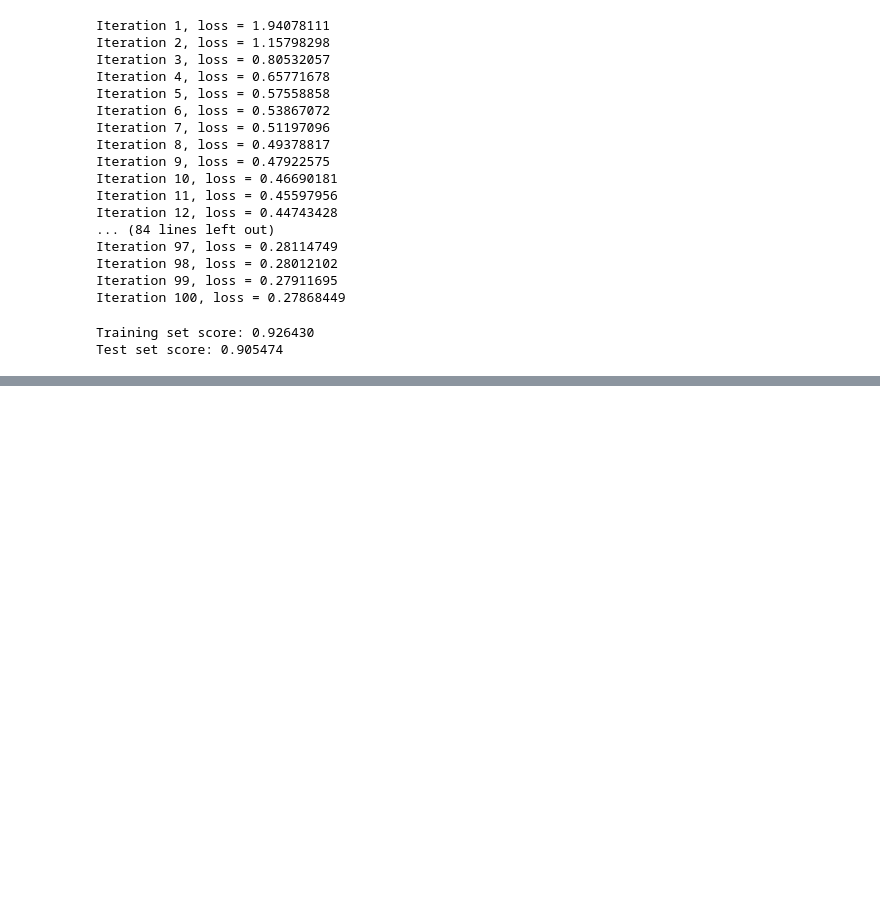
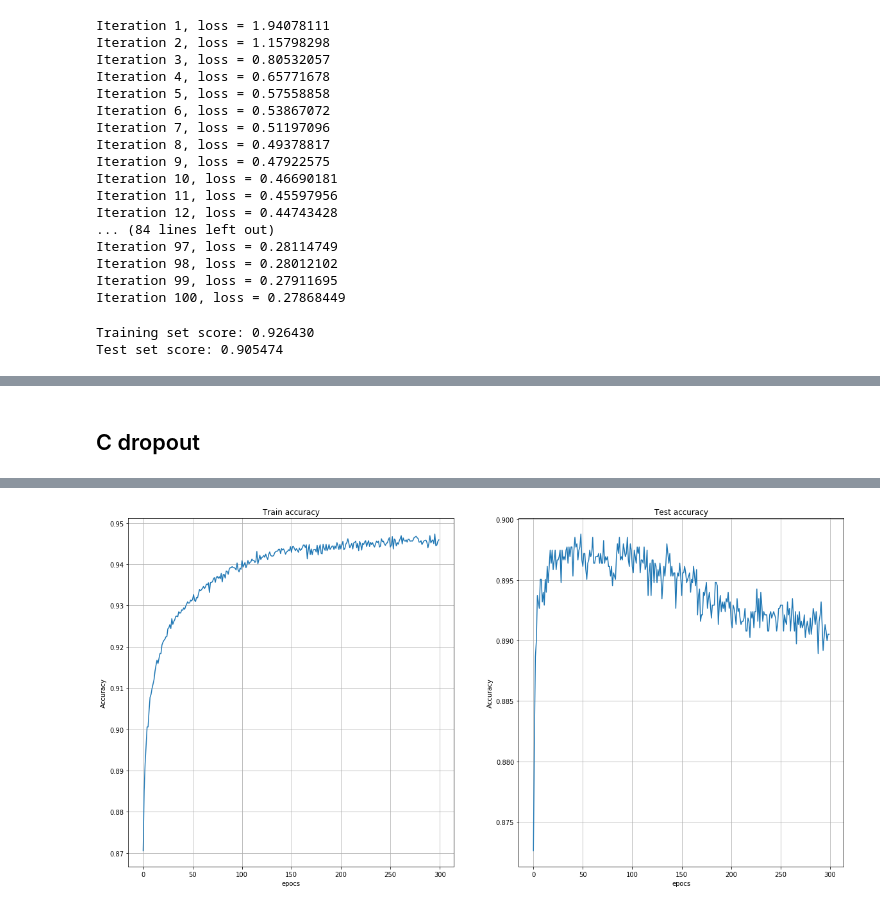
Before and after one commit to asdor/MachineLearning, a Jupyter notebook: lab3/Untitled.ipynb, the cells around one changed output, grey strips where cells are left out. Drawn from its saved outputs; the diff is of its cells as text; code cells hidden in the pictures; blank space fills up the shorter version.

```diff
--- a/lab3/Untitled.ipynb
+++ b/lab3/Untitled.ipynb
@@ -579,0 +515,15 @@ print(enc.inverse_transform([
+# %% [markdown]
+## С dropout
+# %%
+mlp = NNClassifier(hidden_layer_sizes=(1028,), epocs=300, verbose=True, random_base=1, batch_size=200,
+                   hidden_activation='relu', out_activation='softmax', l_rate=.1, history=True,
+                   dropout_prob=0.5)
+
+mlp.fit(X_train, y_train)
+print("Training set score: %f" % mlp.score(X_train, y_train))
+print("Test set score: %f" % mlp.score(X_test, y_test))
+
+_, (ax0, ax1) = plt.subplots(1, 2)
+plot_accuracy(mlp, ax0, X_train, y_train, 'Train')
+plot_accuracy(mlp, ax1, X_test, y_test, 'Test')
+# %% [output]
@@ -579,0 +547 @@ print(enc.inverse_transform([
+[figure, added]
```
Also changed, not shown: parts of 27 cells of this notebook.
